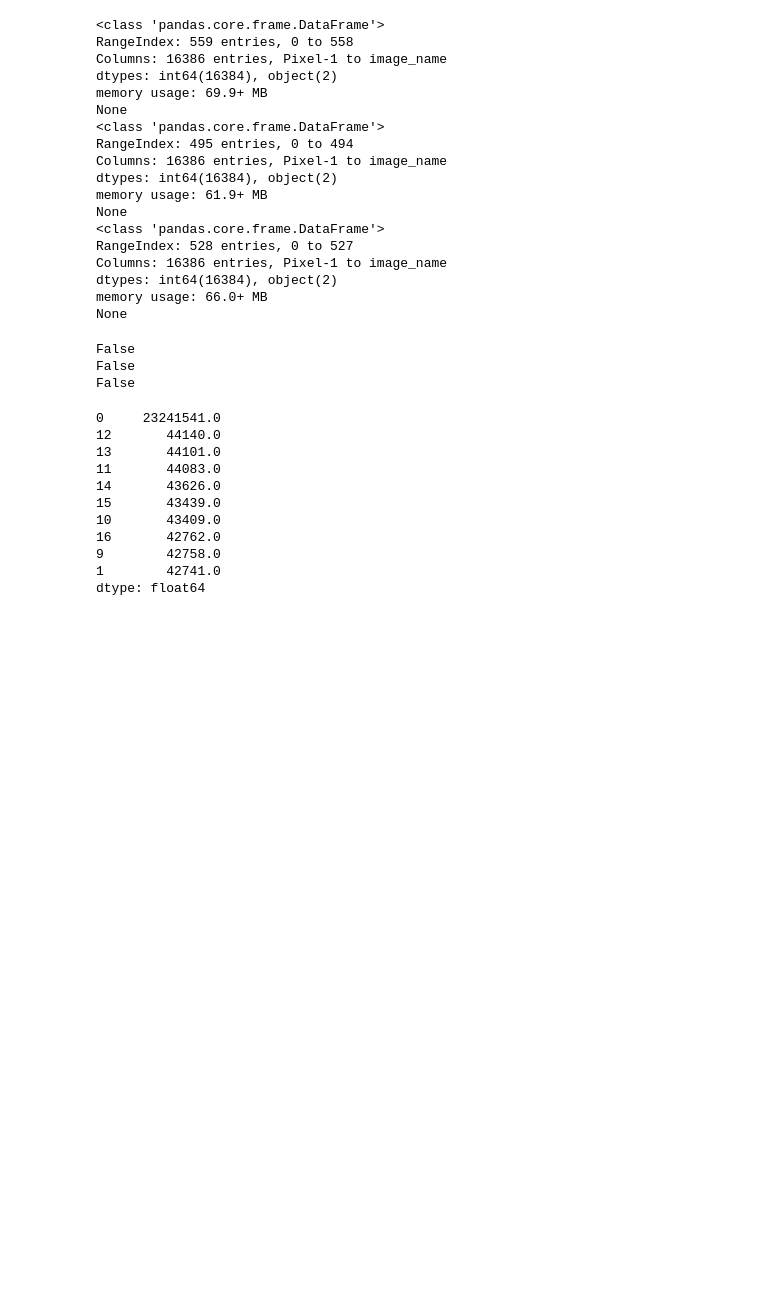
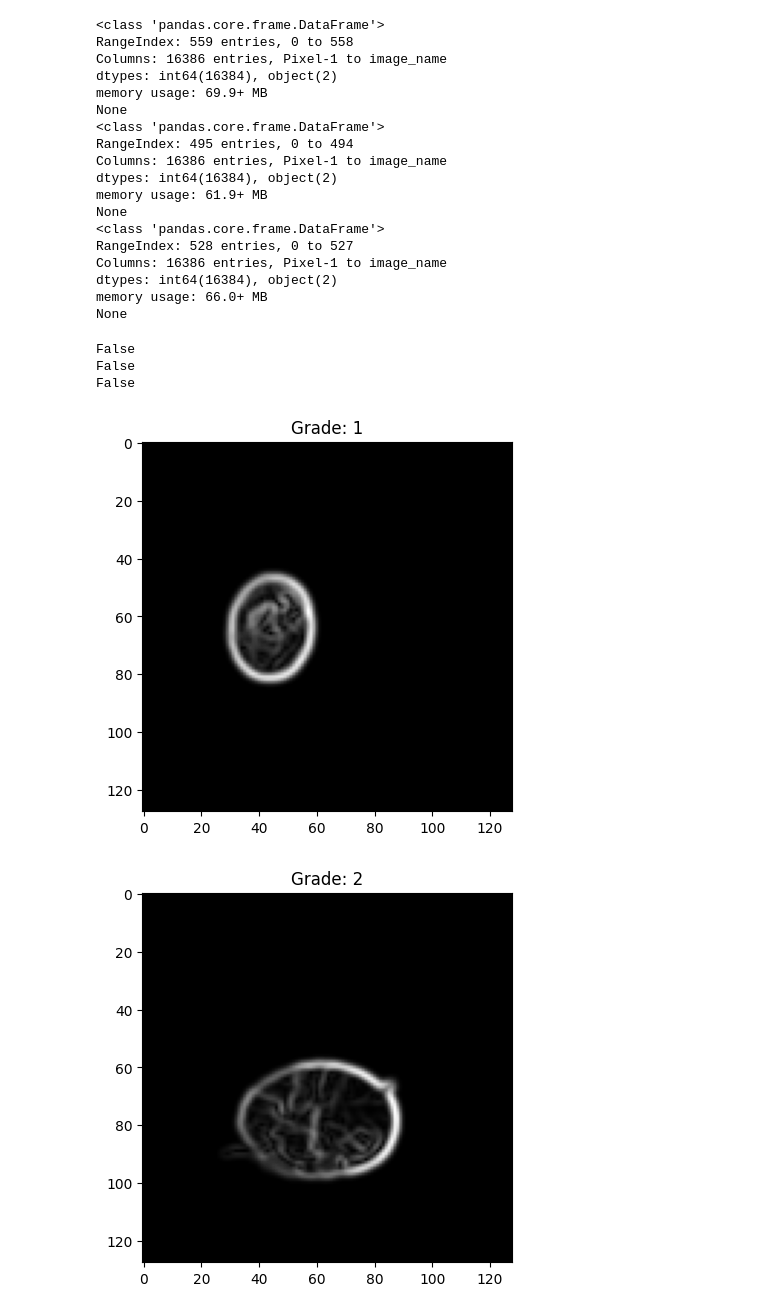
Before and after one commit to negativenagesh/Arecaverse, a Jupyter notebook: EDA/eda.ipynb, the cells around one changed output. Saved outputs shown, nothing was run; the diff lists cells and outputs as text; code cells hidden in the pictures; blank space fills up the shorter version.

Commit message:
displayed images

```diff
--- a/EDA/eda.ipynb
+++ b/EDA/eda.ipynb
@@ -44,28 +45,16 @@ kole=kole.drop("image_name",axis=1)
 fchali['grade'] = 1
 gotu['grade'] = 2
 kole['grade'] = 3
-# %%
-import numpy as np
-
-# Concatenate all dataframes
-all_data = pd.concat([fchali, gotu, kole])
-
-# Drop non-pixel columns
-pixel_data = all_data.drop(columns=['filename', 'grade'])
-
-# Find the most occurring pixel values
-most_occurring_pixels = pixel_data.apply(pd.Series.value_counts).fillna(0).sum(axis=1).sort_values(ascending=False)
-
-print(most_occurring_pixels.head(10))
-# %% [output]
-0     23241541.0
-12       44140.0
-13       44101.0
-11       44083.0
-14       43626.0
-15       43439.0
-10       43409.0
-16       42762.0
-9        42758.0
-1        42741.0
-dtype: float64
+# %%
+def display_image(df, index):
+    image_data = df.iloc[index, :-2].values.reshape(128, 128)
+    plt.imshow(image_data, cmap='gray')
+    plt.title(f"Grade: {df.iloc[index, -1]}")
+    plt.show()
+
+display_image(fchali, 0)
+display_image(gotu, 0)
+display_image(kole, 0)
+# %% [output]
+[figure, added]
+[figure, added]
```
Also changed, not shown: parts of 2 cells of this notebook.
